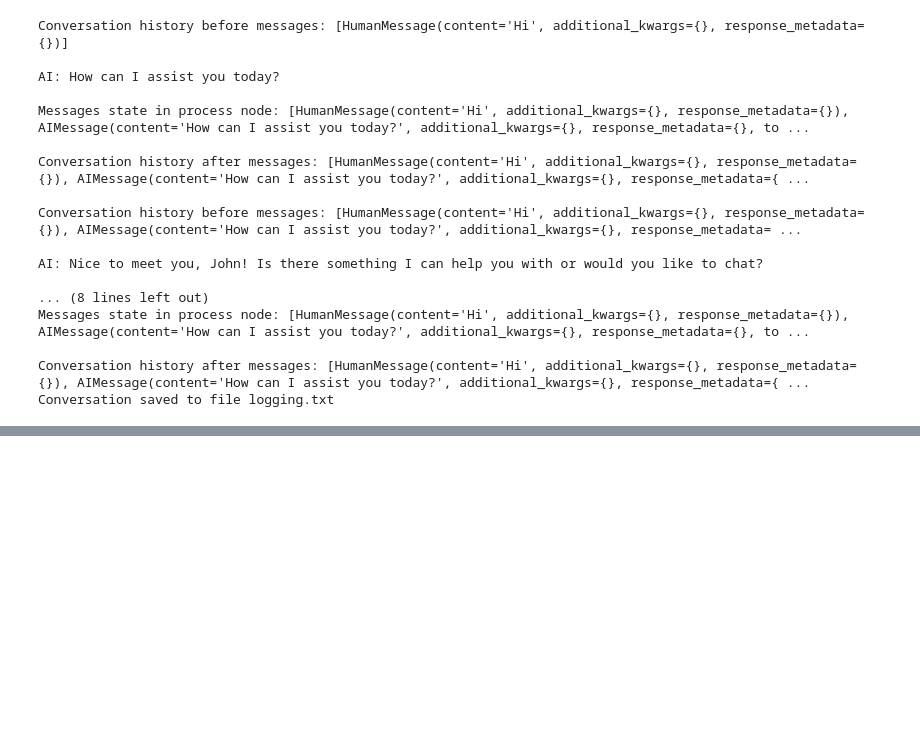
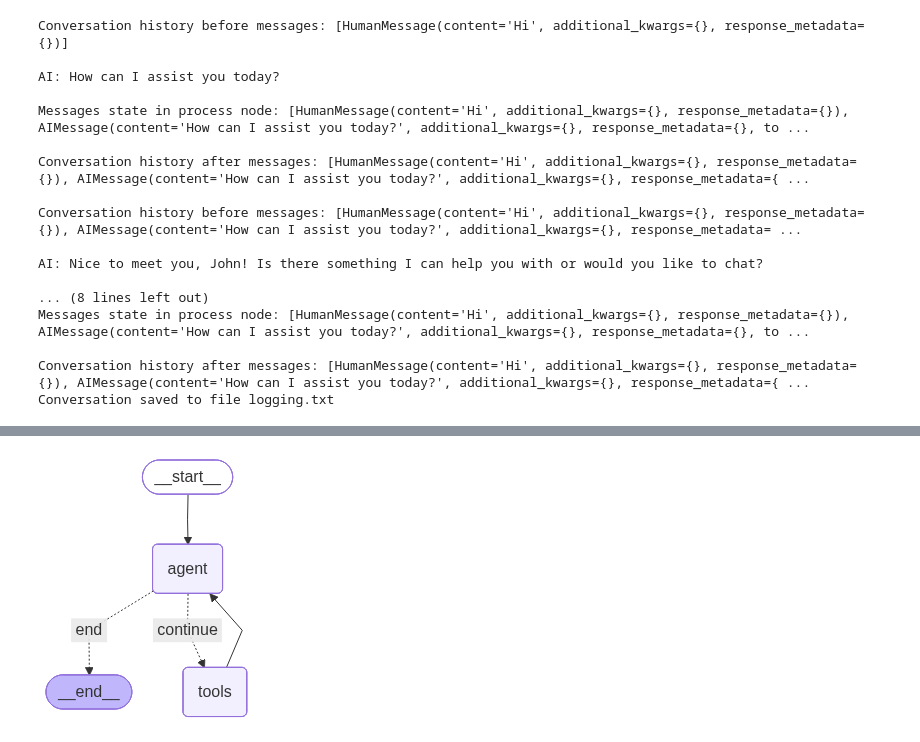
Before and after one commit to AliNisarS/langgraph_practice, a Jupyter notebook: langgraph_practice.ipynb, the cells around one changed output, grey strips where cells are left out. Drawn from its saved outputs; the diff is of its cells as text; code cells hidden in the pictures; blank space fills up the shorter version.

Commit message:
Added agent III - ReAct Agent

```diff
--- a/langgraph_practice.ipynb
+++ b/langgraph_practice.ipynb
@@ -739,0 +742,99 @@ Conversation saved to file logging.txt
+# %%
+from typing import TypedDict, Annotated, Sequence
+from dotenv import load_dotenv
+from langgraph.graph import StateGraph, START, END
+from langchain_core.messages import BaseMessage, SystemMessage, ToolMessage
+from langchain_openai import ChatOpenAI
+from langchain_core.tools import tool
+from langgraph.graph.message import add_messages
+from langgraph.prebuilt import ToolNode
+
+load_dotenv()
+
+class AgentState(TypedDict):
+    messages: Annotated[Sequence[BaseMessage], add_messages]
+
+@tool
+def add(a:int, b:int):
+    """This is an addition function to add two numbers."""
+    return a + b
+
+@tool
+def subtract(a:int, b:int):
+    """This is a subtraction function to subtract second number from the first."""
+    return a - b
+
+@tool
+def multiply(a:int, b:int):
+    """This is a multiplication function to multiply two numbers."""
+    return a * b
+
+@tool
+def divide(a:int, b:int):
+    """This is a division function to divide first number by second number."""
+    return a / b
+
+tools = [add, subtract, multiply, divide]
+
+# OpenAI LLMs
+#llm = ChatOpenAI(model="gpt-5-nano").bind_tools(tools)
+
+# Local LLMs using OpenAI-compatible API
+# Note: Local LLMs like gpt-oss-20b and llama-3.1-8b don't seem to perform well on 4-bit (Q4_K_M) quantization. Need to look into this further.
+llm = ChatOpenAI(
+    model="local-model",
+    base_url="http://localhost:8080/v1",
+    api_key="none"
+).bind_tools(tools)
+
+
+def llm_call(state:AgentState) -> AgentState:
+    system_prompt = SystemMessage(content=
+        "You are my AI assistant, please answer my query to the best of your ability."
+    )
+    response = llm.invoke([system_prompt] + state["messages"])
+    return {"messages": [response]}
+
+def should_continue(state:AgentState) -> str:
+    messages = state["messages"]
+    last_message = messages[-1]
+    if not last_message.tool_calls:
+        return "end"
+    else:
+        return "continue"
+
+graph = StateGraph(AgentState)
+graph.add_node("agent", llm_call)
+
+tool_node = ToolNode(tools=tools)
+graph.add_node("tools", tool_node)
+
+graph.add_edge(START, "agent")
+graph.add_conditional_edges(
+    "agent",
+    should_continue,
+    {
+        "continue": "tools",
+        "end": END
+    }
+)
+graph.add_edge("tools", "agent")
+
+app = graph.compile()
+
+from IPython.display import Image, display
+display(Image(app.get_graph().draw_mermaid_png()))
+
+
+def print_stream(stream):
+    for s in stream:
+        message = s["messages"][-1]
+        if isinstance(message, tuple):
+            print(message)
+        else:
+            message.pretty_print()
+
+inputs = {"messages": ["user", "Add 3 + 4. Subtract 10 from 12. Multiply the results together. Finally, if the result of multiplication is even, divide by 2, else return the multiplication result as final."]}
+print_stream(app.stream(inputs, stream_mode="values"))
+# %% [output]
+[figure, added]
```
Also changed, not shown: parts of 2 cells of this notebook.
